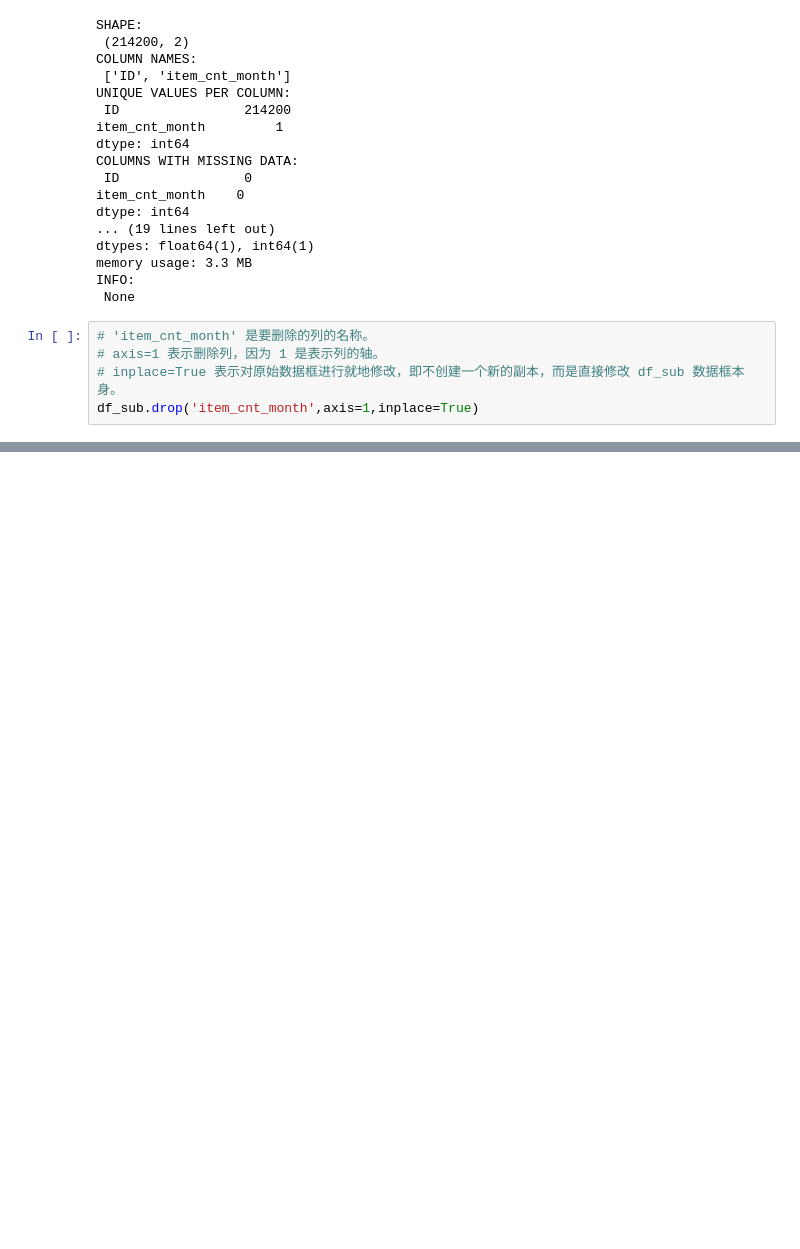
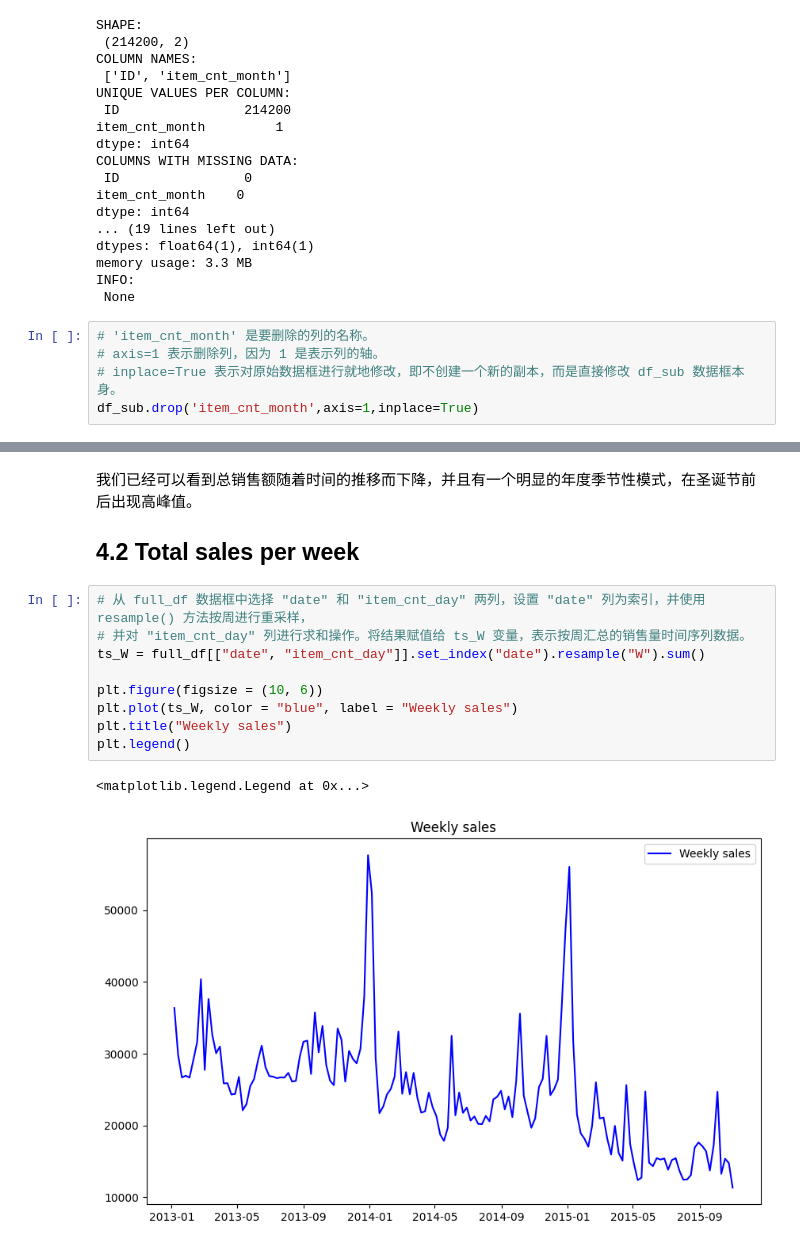
Before and after one commit to LHY-UESTC/Data-Mining, a Jupyter notebook: Predict Future Sales/Predict-Future-Sales2.ipynb, the cells around one changed output, grey strips where cells are left out. Cells and saved outputs as stored; diff of their text form; blank space fills up the shorter version.

```diff
--- a/Predict Future Sales/Predict-Future-Sales2.ipynb
+++ b/Predict Future Sales/Predict-Future-Sales2.ipynb
@@ -466,0 +533,15 @@ df_sub.drop('item_cnt_month',axis=1,inplace=True)
+# %% [markdown]
+我们已经可以看到总销售额随着时间的推移而下降，并且有一个明显的年度季节性模式，在圣诞节前后出现高峰值。
+## 4.2 Total sales per week
+# %%
+# 从 full_df 数据框中选择 "date" 和 "item_cnt_day" 两列，设置 "date" 列为索引，并使用 resample() 方法按周进行重采样，
+# 并对 "item_cnt_day" 列进行求和操作。将结果赋值给 ts_W 变量，表示按周汇总的销售量时间序列数据。
+ts_W = full_df[["date", "item_cnt_day"]].set_index("date").resample("W").sum()
+
+plt.figure(figsize = (10, 6))
+plt.plot(ts_W, color = "blue", label = "Weekly sales")
+plt.title("Weekly sales")
+plt.legend()
+# %% [output]
+<matplotlib.legend.Legend at 0x...>
+[figure, added]
```
Also changed, not shown: parts of 12 cells of this notebook.
